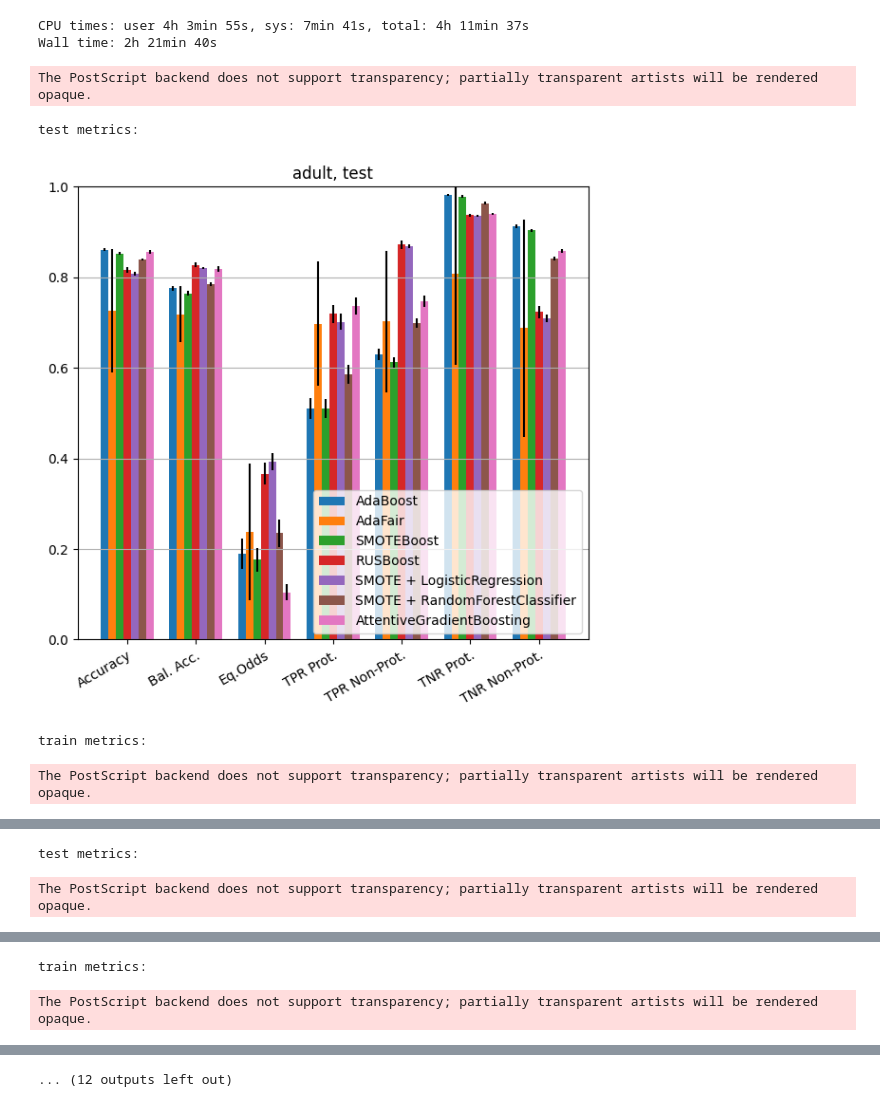
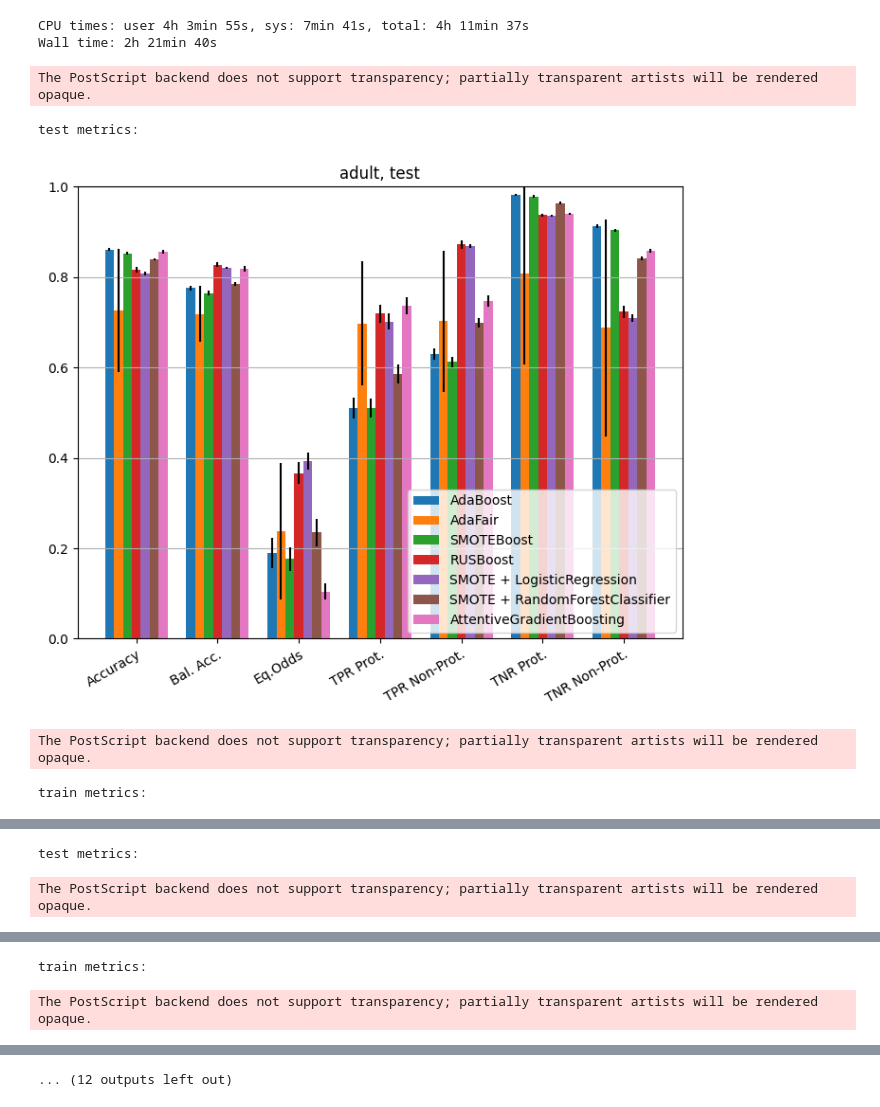
Before and after one commit to isaf27/fairness-aware-classification, a Jupyter notebook: experiments.ipynb, the cells around one changed output, grey strips where cells are left out. Saved outputs shown, nothing was run; the diff lists cells and outputs as text; code cells hidden in the pictures.

Commit message:
resize plots

```diff
--- a/experiments.ipynb
+++ b/experiments.ipynb
@@ -169,23 +169,23 @@ Wall time: 2h 21min 40s
 # %%
 for dataset in dataset_list:
     current_dataset_list = [dataset]
     for metrics, name in [(test_metrics, 'test'), (train_metrics, 'train')]:
-        _, axes = plt.subplots(1, len(current_dataset_list), figsize=(6, 6))
+        _, axes = plt.subplots(1, len(current_dataset_list), figsize=(7, 6))
         if len(current_dataset_list) == 1:
             axes = [axes]
         print(name, 'metrics:')
         for dataset, ax in zip(current_dataset_list, axes):
             plot_metrics(ax, metrics, dataset)
             ax.set_title(f'{dataset}, {name}')
         plt.tight_layout()
         if not os.path.exists('plots'):
             os.mkdir('plots')
         plt.savefig(f'plots/{name}_{dataset}.png', dpi=150)
         plt.savefig(f'plots/{name}_{dataset}.eps')
         plt.show()
 # %% [output]
 The PostScript backend does not support transparency; partially transparent artists will be rendered opaque.
 test metrics:
-[figure, old version]
+[figure, new version]
-train metrics:
+The PostScript backend does not support transparency; partially transparent artists will be rendered opaque.
-The PostScript backend does not support transparency; partially transparent artists will be rendered opaque.
+train metrics:
```
Also changed, not shown: parts of 1 cell of this notebook, 16 other files.
